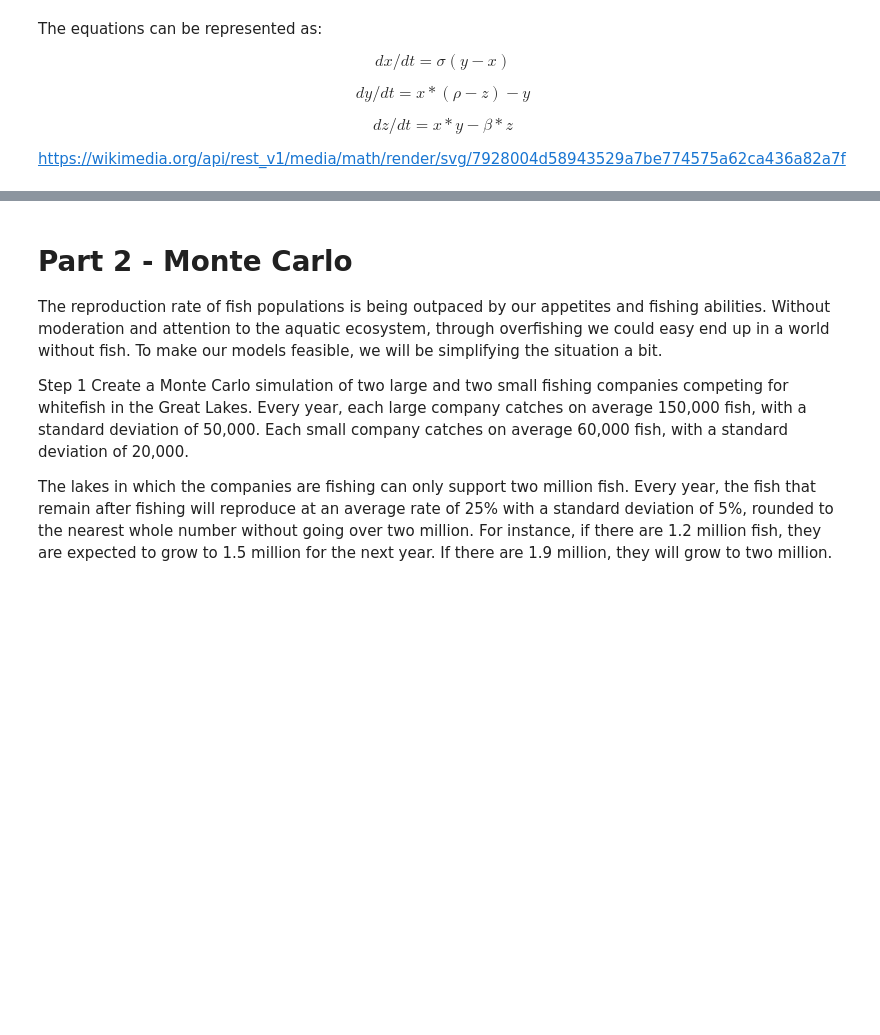
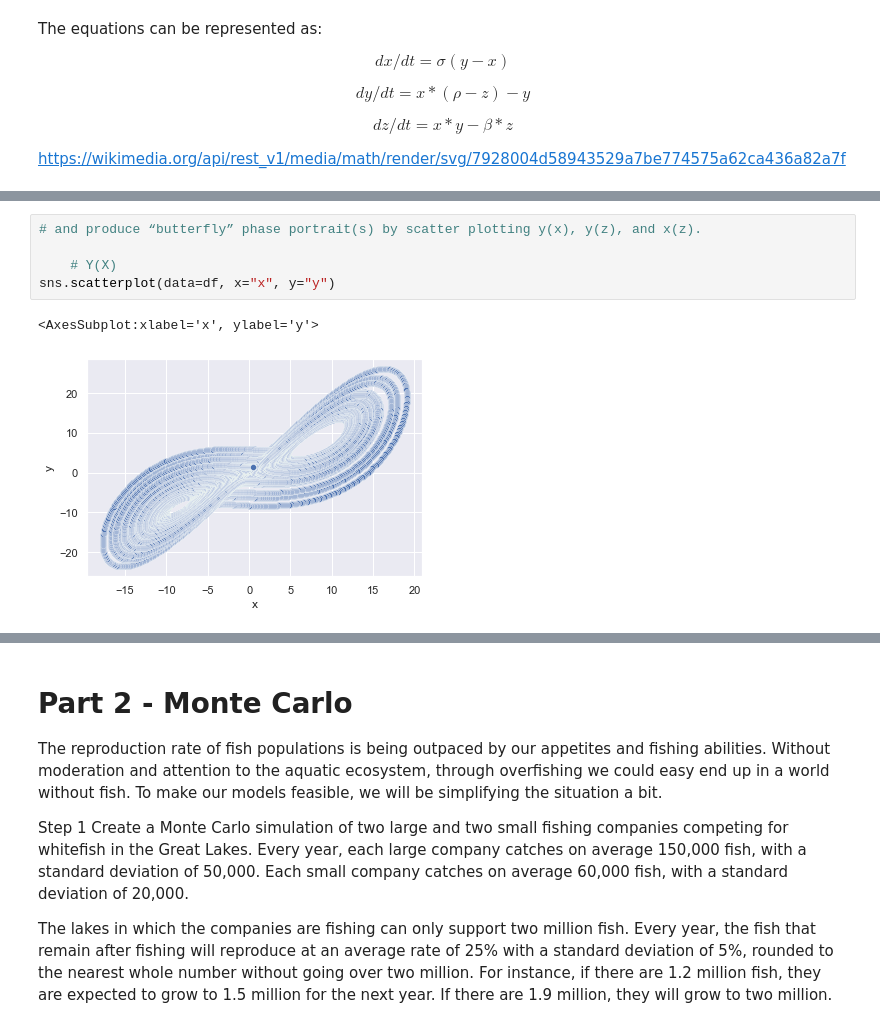
Before and after one commit to KadenFranklin/csci285, a Jupyter notebook: exam 2/CSCI 285 Exam # 2.ipynb, the cells around one changed output, grey strips where cells are left out. Drawn from its saved outputs; the diff is of its cells as text; blank space fills up the shorter version.

```diff
--- a/exam 2/CSCI 285 Exam # 2.ipynb
+++ b/exam 2/CSCI 285 Exam # 2.ipynb
@@ -90,0 +146,8 @@ print(X, Y, Z)
+# %%
+# and produce “butterfly” phase portrait(s) by scatter plotting y(x), y(z), and x(z).
+
+    # Y(X)
+sns.scatterplot(data=df, x="x", y="y")
+# %% [output]
+<AxesSubplot:xlabel='x', ylabel='y'>
+[figure, added]
```
Also changed, not shown: parts of 49 cells of this notebook.
